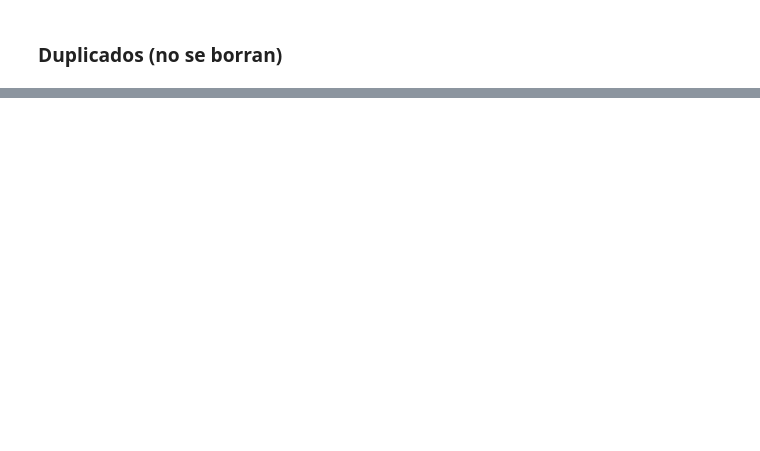
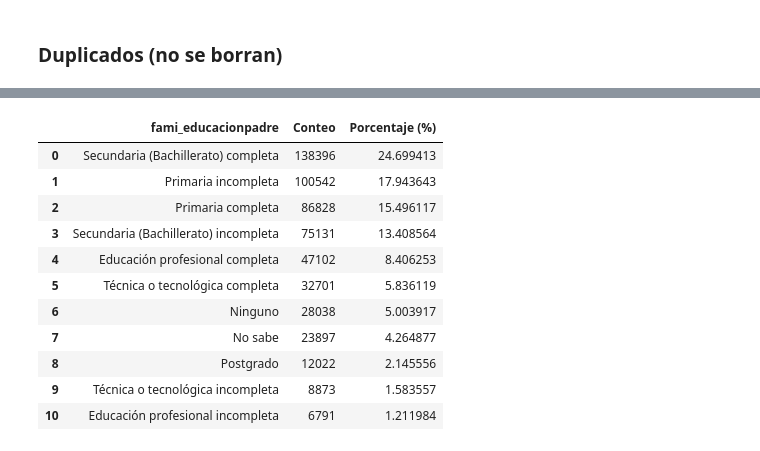
Before and after one commit to WilliamBayona/actd-proyecto2, a Jupyter notebook: limpieza.ipynb, the cells around one changed output, grey strips where cells are left out. Cells and saved outputs as stored; diff of their text form; code cells hidden in the pictures; blank space fills up the shorter version.

```diff
--- a/limpieza.ipynb
+++ b/limpieza.ipynb
@@ -243,0 +379,16 @@ Se cuenta con 472270 registros duplicados (83.83%)
+# %%
+valCOl = df1["fami_educacionpadre"].value_counts()
+pd.DataFrame({'fami_educacionpadre': valCOl.index, 'Conteo': valCOl.values, 'Porcentaje (%)': valCOl.values * 100 / valCOl.values.sum()}).sort_values(by='Conteo', ascending=False)
+# %% [output]
+|  | fami_educacionpadre | Conteo | Porcentaje (%) |
+| 0 | Secundaria (Bachillerato) completa | 138396 | 24.699413 |
+| 1 | Primaria incompleta | 100542 | 17.943643 |
+| 2 | Primaria completa | 86828 | 15.496117 |
+| 3 | Secundaria (Bachillerato) incompleta | 75131 | 13.408564 |
+| 4 | Educación profesional completa | 47102 | 8.406253 |
+| 5 | Técnica o tecnológica completa | 32701 | 5.836119 |
+| 6 | Ninguno | 28038 | 5.003917 |
+| 7 | No sabe | 23897 | 4.264877 |
+| 8 | Postgrado | 12022 | 2.145556 |
+| 9 | Técnica o tecnológica incompleta | 8873 | 1.583557 |
+| 10 | Educación profesional incompleta | 6791 | 1.211984 |
```
Also changed, not shown: parts of 33 cells of this notebook, 2 other files.
